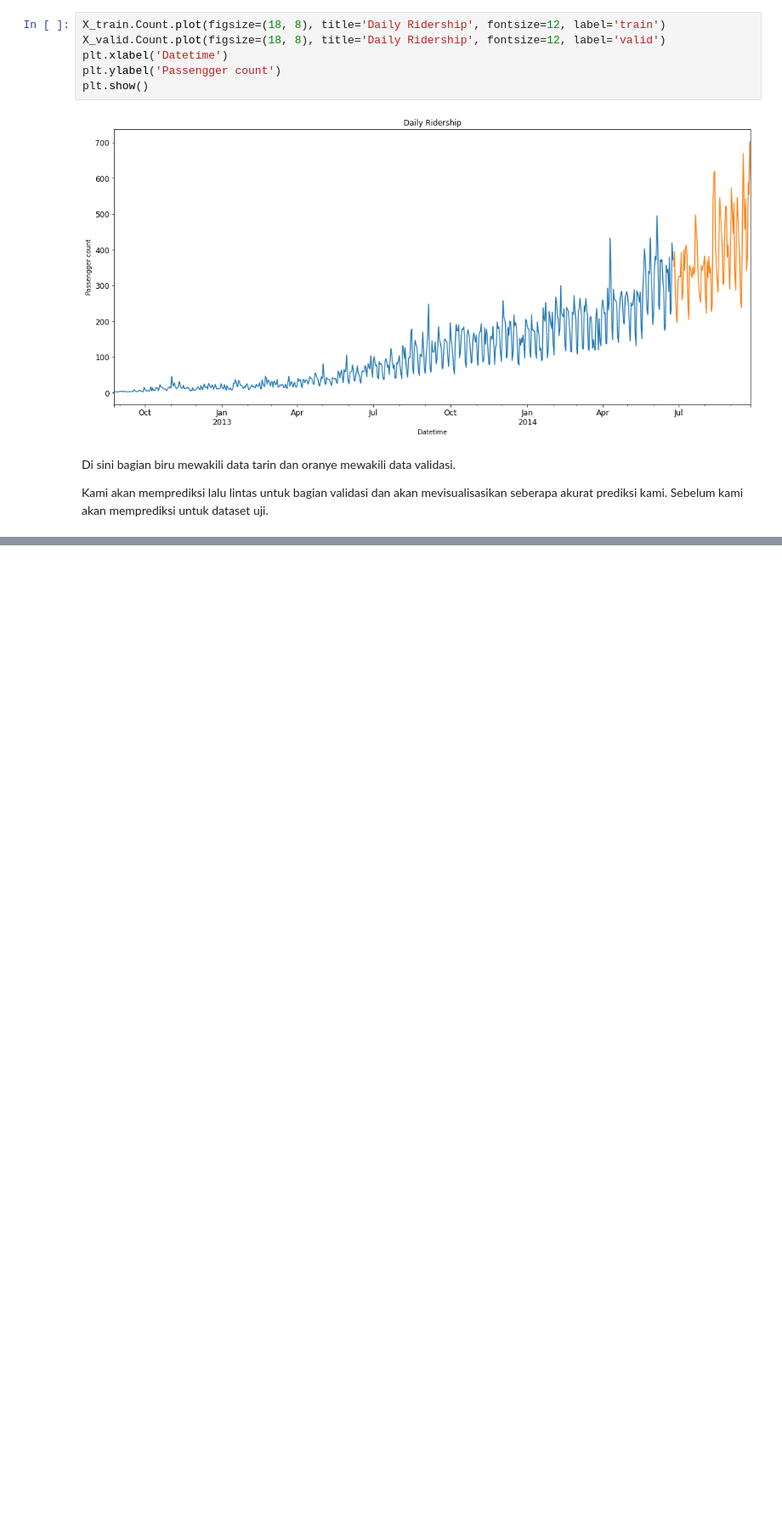
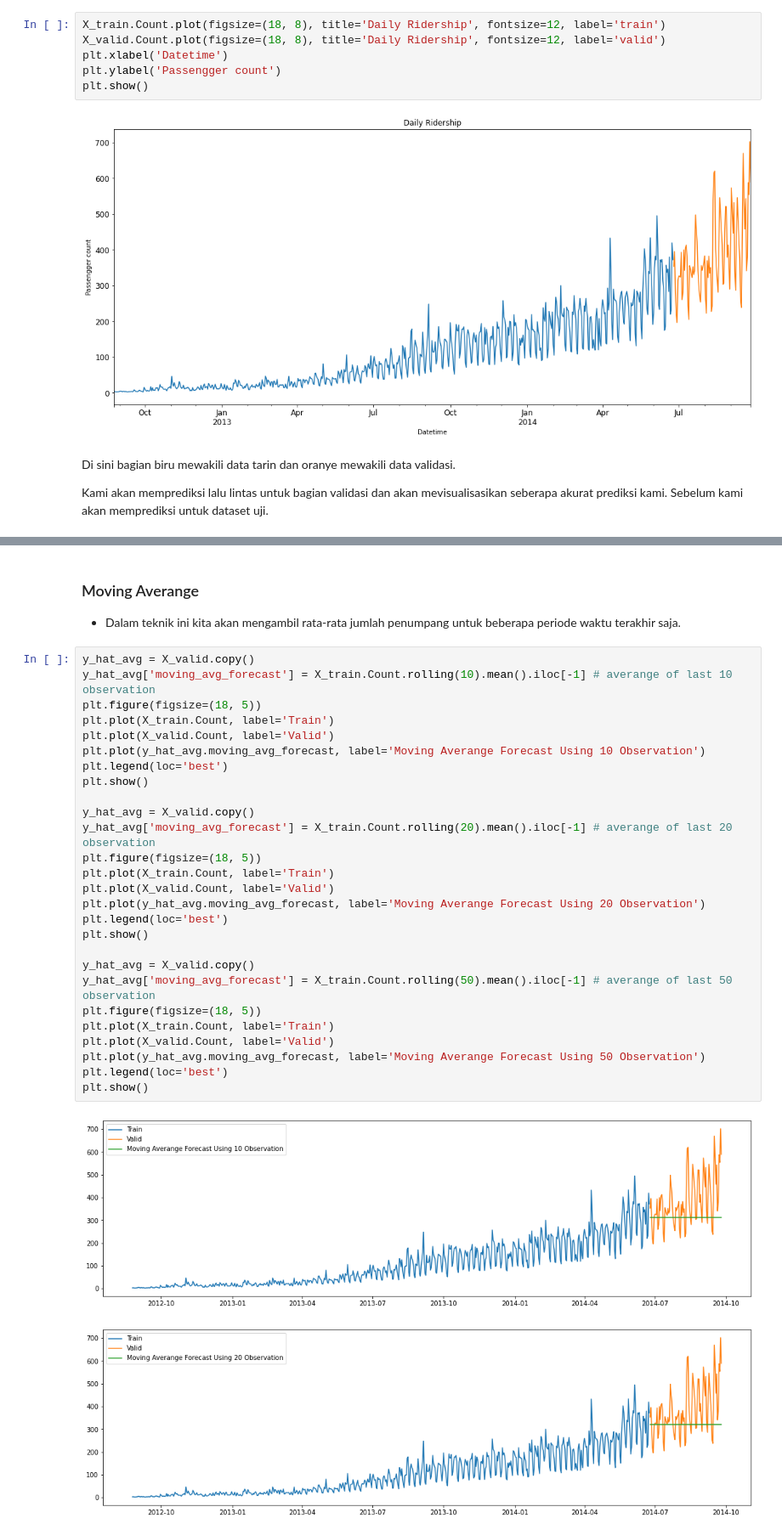
Before and after one commit to iwanlaudin0101/JetRails---Passenger-Prediction, a Jupyter notebook: JetRails-Prediction.ipynb, the cells around one changed output, grey strips where cells are left out. Shown at 85% size. Cells and saved outputs as stored; diff of their text form; blank space fills up the shorter version.

Commit message:
menambahkan teknik pemodelan

```diff
--- a/JetRails-Prediction.ipynb
+++ b/JetRails-Prediction.ipynb
@@ -289,0 +358,33 @@ Kami akan memprediksi lalu lintas untuk bagian validasi dan akan mevisualisasika
+# %% [markdown]
+### Moving Averange
+- Dalam teknik ini kita akan mengambil rata-rata jumlah penumpang untuk beberapa periode waktu terakhir saja.
+# %%
+y_hat_avg = X_valid.copy()
+y_hat_avg['moving_avg_forecast'] = X_train.Count.rolling(10).mean().iloc[-1] # averange of last 10 observation
+plt.figure(figsize=(18, 5))
+plt.plot(X_train.Count, label='Train')
+plt.plot(X_valid.Count, label='Valid')
+plt.plot(y_hat_avg.moving_avg_forecast, label='Moving Averange Forecast Using 10 Observation')
+plt.legend(loc='best')
+plt.show()
+
+y_hat_avg = X_valid.copy()
+y_hat_avg['moving_avg_forecast'] = X_train.Count.rolling(20).mean().iloc[-1] # averange of last 20 observation
+plt.figure(figsize=(18, 5))
+plt.plot(X_train.Count, label='Train')
+plt.plot(X_valid.Count, label='Valid')
+plt.plot(y_hat_avg.moving_avg_forecast, label='Moving Averange Forecast Using 20 Observation')
+plt.legend(loc='best')
+plt.show()
+
+y_hat_avg = X_valid.copy()
+y_hat_avg['moving_avg_forecast'] = X_train.Count.rolling(50).mean().iloc[-1] # averange of last 50 observation
+plt.figure(figsize=(18, 5))
+plt.plot(X_train.Count, label='Train')
+plt.plot(X_valid.Count, label='Valid')
+plt.plot(y_hat_avg.moving_avg_forecast, label='Moving Averange Forecast Using 50 Observation')
+plt.legend(loc='best')
+plt.show()
+# %% [output]
+[figure, added]
+[figure, added]
```
Also changed, not shown: parts of 21 cells of this notebook.
